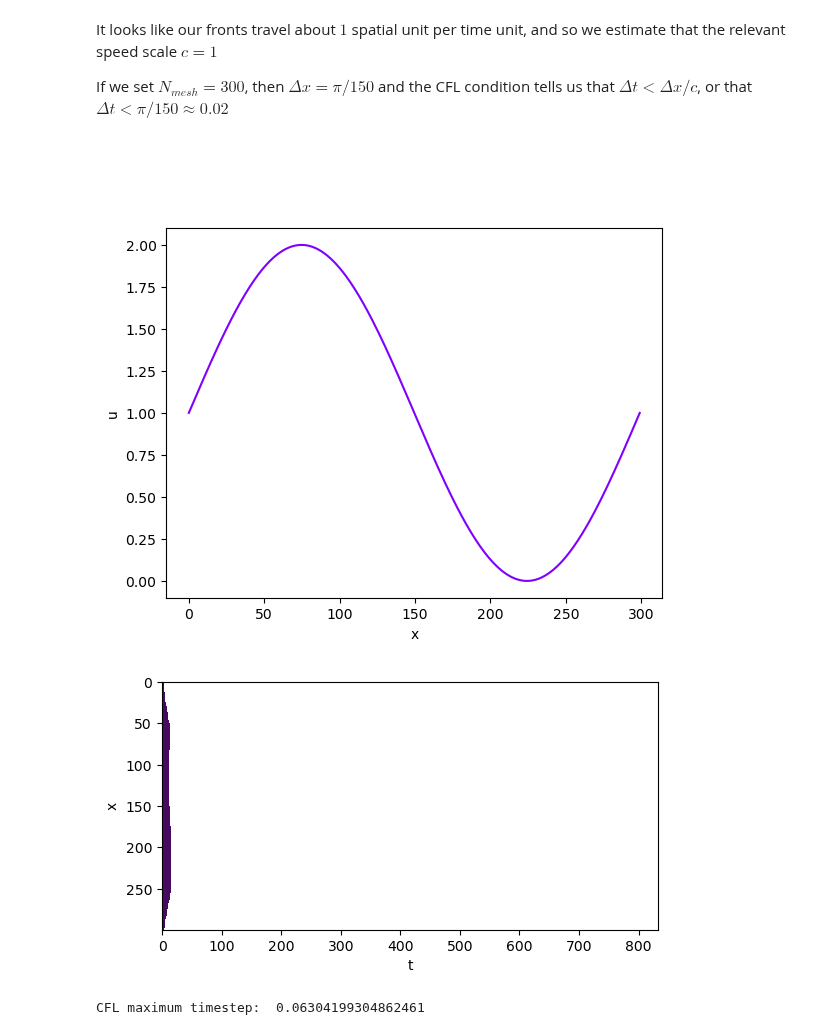
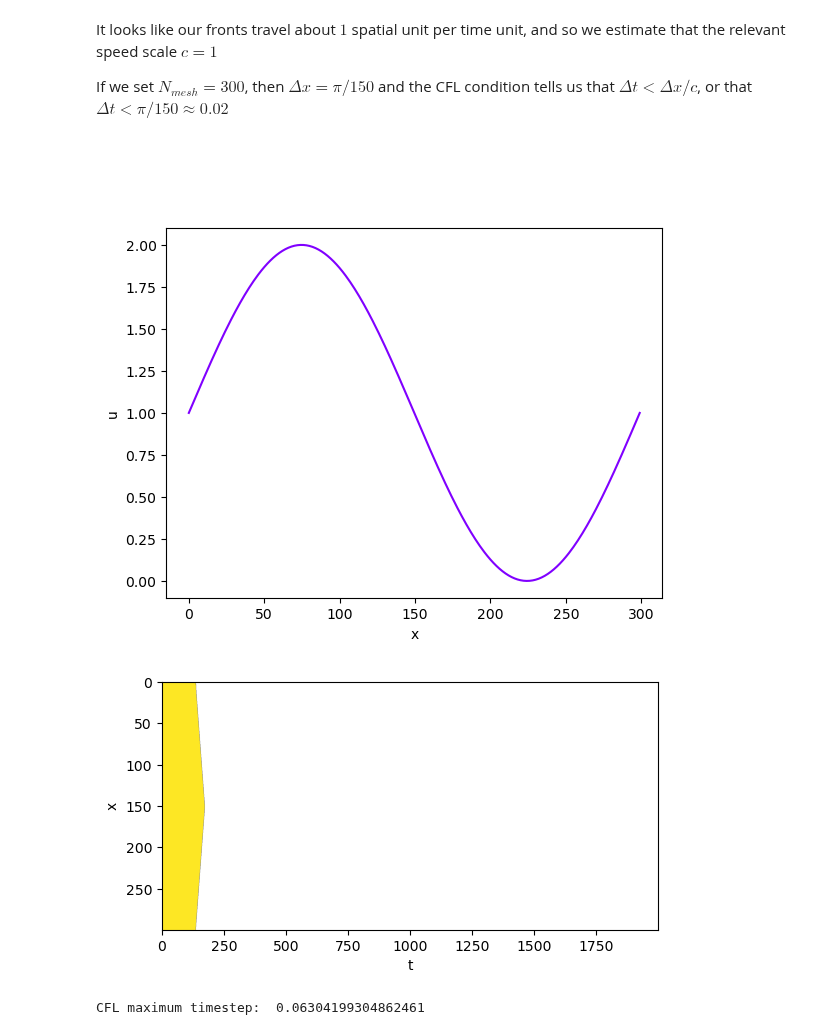
Before and after one commit to williamgilpin/cphy, a Jupyter notebook: talks/hyperbolic_pde.ipynb, the cells around one changed output. Saved outputs shown, nothing was run; the diff lists cells and outputs as text; code cells hidden in the pictures.

```diff
--- a/talks/hyperbolic_pde.ipynb
+++ b/talks/hyperbolic_pde.ipynb
@@ -313,9 +310,10 @@ n_mesh = 200 # We set this hyperparameter, which decides the fineness of our mes
 # n_mesh = 30
 x = np.linspace(0, 2 * np.pi, n_mesh) # Initial x vector
 t = np.linspace(0, 50, 800) #
-u0 = 1 + np.sin(x) # Initial field value at all x points
 
-# u0 = 1 - np.cos(x) # need to pick an initial condition consistent with boundary conditions
+# Initial field value at all x points need to pick an initial condition
+# consistent with boundary conditions
+u0 = 1 - np.cos(x)
 
 eq = BurgersEquation(x, t, u0, nu=1e-2)
 
@@ -346,0 +349,8 @@ plt.ylabel('x')
+# %%
+plt.figure()
+colors = plt.cm.rainbow(np.linspace(0, 1, len(sol.y[::500])))
+for i, sol0 in enumerate(sol.y[::100][:10]):
+    plt.plot(x, sol0, color=colors[i])
+plt.xlabel('x')
+plt.ylabel('u')
+plt.show()
@@ -400,36 +412,36 @@ If we set $N_{mesh} = 300$, then $\Delta x = \pi / 150$ and the CFL condition te
 # %%
 n_mesh = 300
 x = np.linspace(0, 2 * np.pi, n_mesh)
 u0 = 1 + np.sin(x)
-dtval = 0.001
-dtval = 0.02
-dtval = 0.06
+# dtval = 0.001
+dtval = 0.025
+# dtval = 0.06
 # dtval = 0.1
 t = np.arange(0, 50, dtval)
 
 eq = BurgersEquation(x, t, u0)
 
 # integrator = RK4(dt=dtval)
 # sol = integrator.integrate(eq, (t[0], t[-1]), u0, t_eval=t)
 sol =  RK4(dt=dtval).integrate(eq, (t[0], t[-1]), u0)
 
 
 # plot with colormap for time
 colors = plt.cm.rainbow(np.linspace(0, 1, len(sol.y[::500])))
 for i, sol0 in enumerate(sol.y[::500]):
     plt.plot(sol0, color=colors[i])
 plt.xlabel('x')
 plt.ylabel('u')
 plt.show()
 
 plt.imshow(sol.y.T)
 fixed_aspect_ratio(1/2)
 plt.xlabel('t')
 plt.ylabel('x')
 plt.show()
 # %% [output]
 [figure]
-[figure, old version]
+[figure, new version]
 # %%
 ## Calculate CFL condition
 c = 1 # wave speed
```
Also changed, not shown: parts of 4 cells of this notebook.
